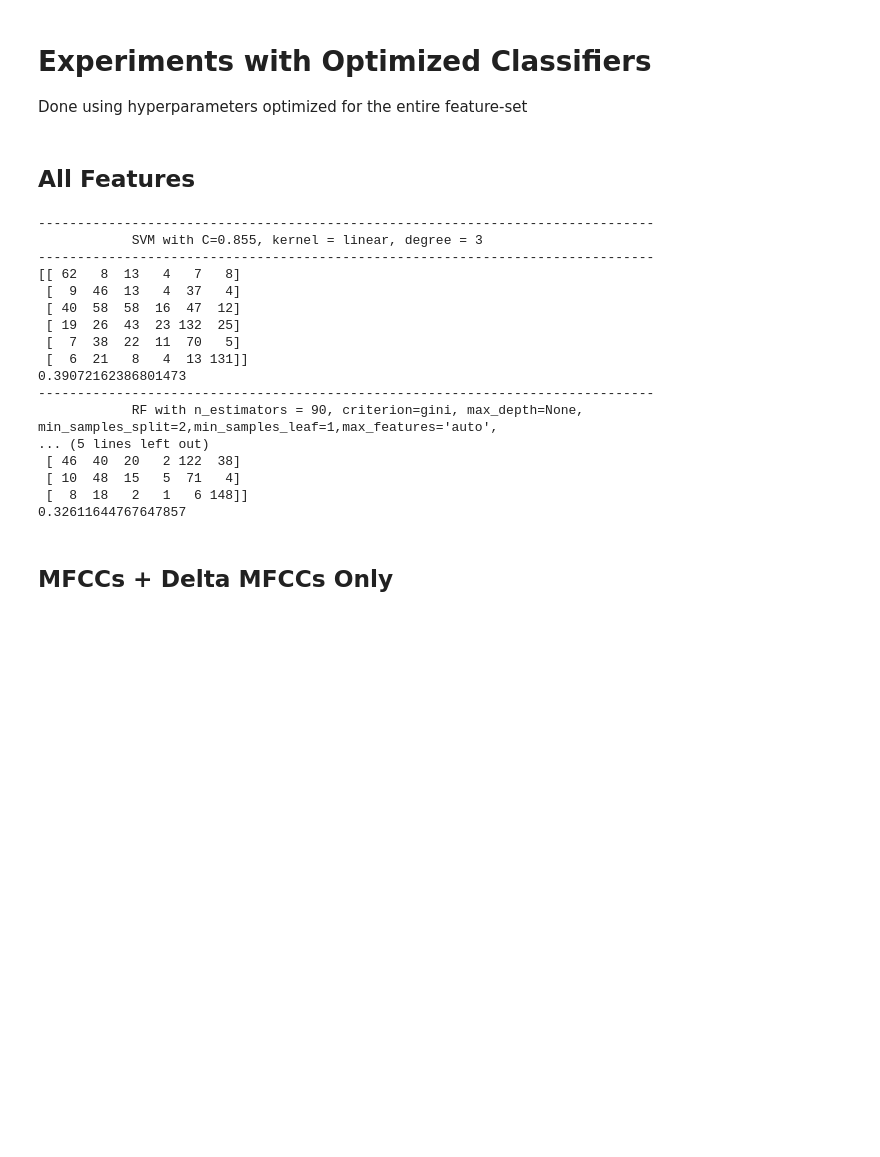
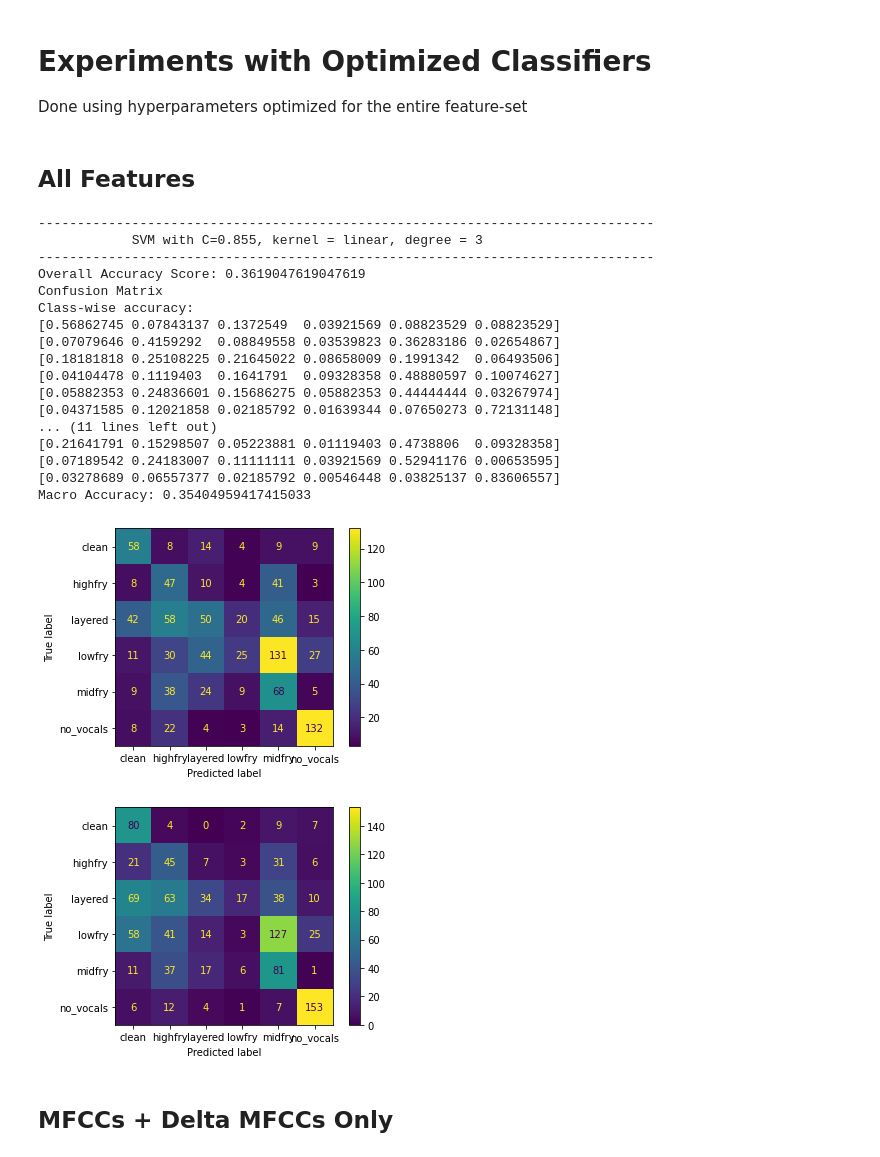
Before and after one commit to VedantKalbag/ScreamDetection, a Jupyter notebook: classifier-comparison/vocal-only-classification.ipynb, the cells around one changed output. Drawn from its saved outputs; the diff is of its cells as text; code cells hidden in the pictures; blank space fills up the shorter version.

```diff
--- a/classifier-comparison/vocal-only-classification.ipynb
+++ b/classifier-comparison/vocal-only-classification.ipynb
@@ -435,7 +321,7 @@ cols=['video_id', 'ts', 'mid_ts', 'label', 'average_zcr',
        'centroid_mean','centroid_std',
        'contrast_mean','contrast_std',
        'flatness_mean','flatness_std',
-       'rolloff_mean','rolloff_std','vggish']
+       'rolloff_mean','rolloff_std','rms','rms_mean','rms_std','vggish']
 
 d=np.load('../resources/working_data/vocal_only_features.npy',allow_pickle=True)
 df = pd.DataFrame(d,columns=cols)
@@ -485,7 +355,7 @@ cols=['video_id', 'ts', 'mid_ts', 'label', 'average_zcr',
        'centroid_mean','centroid_std',
        'contrast_mean','contrast_std',
        'flatness_mean','flatness_std',
-       'rolloff_mean','rolloff_std']
+       'rolloff_mean','rolloff_std','rms','rms_mean','rms_std']
 for i in range(128):
     cols.append(f"vggish_{i+1}")
 # %%
@@ -597,7 +533,7 @@ selected_cols=['average_zcr',
        'centroid_mean','centroid_std',
        'contrast_mean','contrast_std',
        'flatness_mean','flatness_std',
-       'rolloff_mean','rolloff_std']
+       'rolloff_mean','rolloff_std','rms_mean','rms_std']
 for i in range(128):
     selected_cols.append(f"vggish_{i+1}")
 
@@ -612,8 +548,7 @@ X_test = test[selected_cols].to_numpy()
 y_test = test[['label']].to_numpy()
 
 scaler = StandardScaler()
-
-X_train=scaler.fit_transform(X_train)
+X_train = scaler.fit_transform(X_train)
 X_test = scaler.transform(X_test)
 # %% [markdown]
 # kNN Classifier
@@ -1425,6 +1360,7 @@ Done using hyperparameters optimized for the entire feature-set
 # %%
 import warnings
 from sklearn.exceptions import DataConversionWarning
+from sklearn.metrics import confusion_matrix, ConfusionMatrixDisplay
 warnings.filterwarnings(action='ignore', category=DataConversionWarning)
 
 selected_cols=['average_zcr',
@@ -1446,7 +1382,7 @@ selected_cols=['average_zcr',
        'centroid_mean','centroid_std',
        'contrast_mean','contrast_std',
        'flatness_mean','flatness_std',
-       'rolloff_mean','rolloff_std']
+       'rolloff_mean','rolloff_std','rms_mean','rms_std']
 for i in range(128):
     selected_cols.append(f"vggish_{i+1}")
 
@@ -1462,52 +1398,68 @@ y_test = test[['label']].to_numpy()
 scaler = StandardScaler()
 
 X_train=scaler.fit_transform(X_train)
-X_test = scaler.transform(X_test)z
+X_test = scaler.transform(X_test)
 
 
 print("-------------------------------------------------------------------------------")
 print("            SVM with C=0.855, kernel = linear, degree = 3              ")
 print("-------------------------------------------------------------------------------")
 
 SVM_model = SVC(gamma='auto',C=0.855, kernel='linear',random_state=42)
 SVM_model.fit(X_train, y_train)
 
 SVM_prediction = SVM_model.predict(X_test)
+acc = accuracy_score(y_test, SVM_prediction)
 score=precision_score(y_test, SVM_prediction, average='macro')
 cm = confusion_matrix(y_test, SVM_prediction) # clean, highfry, layered, lowfry, midfry, no vocals
-print(cm)
-print(score)
+print(f"Overall Accuracy Score: {acc}")
+print("Confusion Matrix")
+#print(cm)
+ConfusionMatrixDisplay(confusion_matrix=cm,display_labels=SVM_model.classes_).plot()
+print("Class-wise accuracy:")
+for row in cm:
+    print(row/row.sum())
+print(f"Macro Accuracy: {score}")
 
 print("-------------------------------------------------------------------------------")
 print("            RF with n_estimators = 90, criterion=gini, max_depth=None, min_samples_split=2,min_samples_leaf=1,max_features='auto',\nmax_leaf_nodes=None,class_weight='balanced'              ")
 print("-------------------------------------------------------------------------------")
 
 RF_model = RandomForestClassifier(n_estimators=90,criterion='gini',max_depth=None,\
     min_samples_split=2,min_samples_leaf=1,max_features='auto',max_leaf_nodes=None,class_weight='balanced',random_state=0)
 RF_model.fit(X_train, y_train)
 RF_prediction = RF_model.predict(X_test)
+acc = accuracy_score(y_test, RF_prediction)
 score=precision_score(y_test, RF_prediction, average='macro')
 cm = confusion_matrix(y_test, RF_prediction) # clean, highfry, layered, lowfry, midfry, no vocals
-print(cm)
-print(score)
+print(f"Overall Accuracy Score: {acc}")
+print("Confusion Matrix:")
+#print(cm)
+ConfusionMatrixDisplay(confusion_matrix=cm,display_labels=RF_model.classes_).plot()
+print("Class-wise accuracy:")
+for row in cm:
+    print(row/row.sum())
+print(f"Macro Accuracy: {score}")
 # %% [output]
 -------------------------------------------------------------------------------
             SVM with C=0.855, kernel = linear, degree = 3
 -------------------------------------------------------------------------------
-[[ 62   8  13   4   7   8]
- [  9  46  13   4  37   4]
- [ 40  58  58  16  47  12]
- [ 19  26  43  23 132  25]
- [  7  38  22  11  70   5]
- [  6  21   8   4  13 131]]
-0.39072162386801473
--------------------------------------------------------------------------------
-            RF with n_estimators = 90, criterion=gini, max_depth=None, min_samples_split=2,min_samples_leaf=1,max_features='auto',
-... (5 lines left out)
- [ 46  40  20   2 122  38]
- [ 10  48  15   5  71   4]
- [  8  18   2   1   6 148]]
-0.32611644767647857
+Overall Accuracy Score: 0.3619047619047619
+Confusion Matrix
+Class-wise accuracy:
+[0.56862745 0.07843137 0.1372549  0.03921569 0.08823529 0.08823529]
+[0.07079646 0.4159292  0.08849558 0.03539823 0.36283186 0.02654867]
+[0.18181818 0.25108225 0.21645022 0.08658009 0.1991342  0.06493506]
+[0.04104478 0.1119403  0.1641791  0.09328358 0.48880597 0.10074627]
+[0.05882353 0.24836601 0.15686275 0.05882353 0.44444444 0.03267974]
+[0.04371585 0.12021858 0.02185792 0.01639344 0.07650273 0.72131148]
+... (11 lines left out)
+[0.21641791 0.15298507 0.05223881 0.01119403 0.4738806  0.09328358]
+[0.07189542 0.24183007 0.11111111 0.03921569 0.52941176 0.00653595]
+[0.03278689 0.06557377 0.02185792 0.00546448 0.03825137 0.83606557]
+Macro Accuracy: 0.35404959417415033
+[figure, added]
+[figure, added]
 # %% [markdown]
 ## MFCCs + Delta MFCCs Only
 # %%
```
Also changed, not shown: parts of 17 cells of this notebook, 1 other file.
